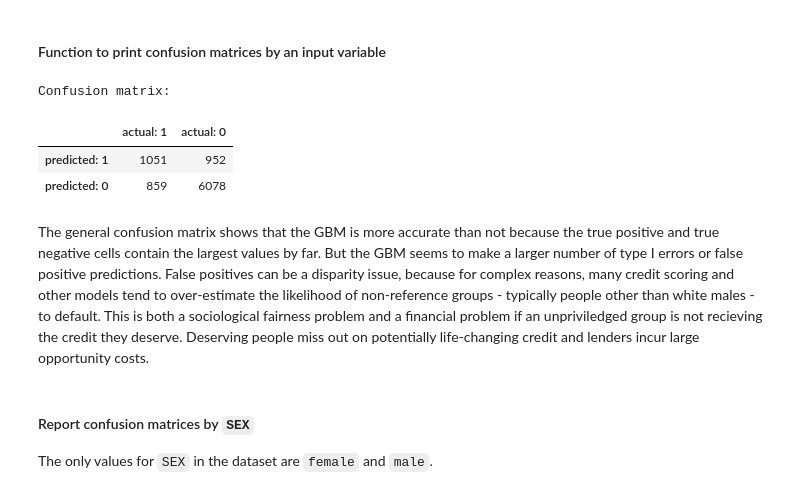
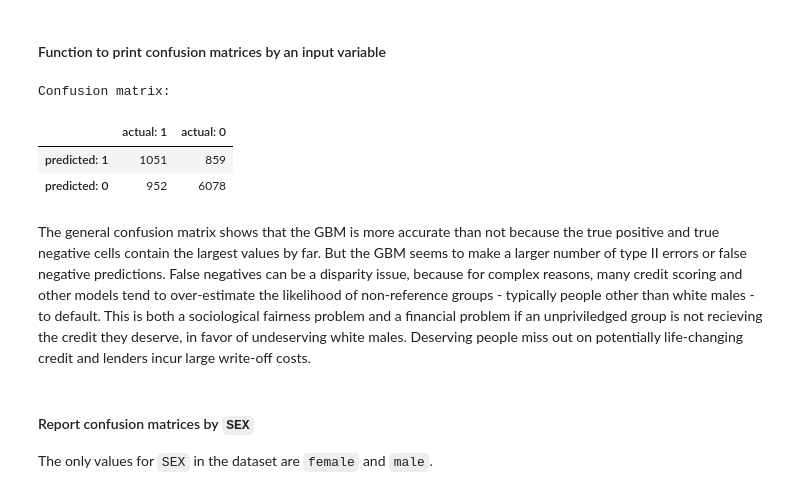
Before and after one commit to jphall663/interpretable_machine_learning_with_python, a Jupyter notebook: dia.ipynb, the cells around one changed output. Drawn from its saved outputs; the diff is of its cells as text; code cells hidden in the pictures.

```diff
--- a/dia.ipynb
+++ b/dia.ipynb
@@ -422,38 +422,39 @@ def get_confusion_matrix(frame, y, yhat, by=None, level=None, cutoff=0.5):
                             index=['predicted: ' + str(i) for i in level_list])
 
     # don't destroy original data
     frame_ = frame.copy(deep=True)
 
     # convert numeric predictions to binary decisions using cutoff
     dname = 'd_' + str(y)
     frame_[dname] = np.where(frame_[yhat] > cutoff , 1, 0)
 
     # slice frame
     if (by is not None) & (level is not None):
         frame_ = frame_[frame[by] == level]
 
     # calculate size of each confusion matrix value
     for i, lev_i in enumerate(level_list):
         for j, lev_j in enumerate(level_list):
-            cm_frame.iat[i, j] = frame_[(frame_[y] == lev_i) & (frame_[dname] == lev_j)].shape[0]
+            cm_frame.iat[j, i] = frame_[(frame_[y] == lev_i) & (frame_[dname] == lev_j)].shape[0]
+            # i, j vs. j, i nasty little bug ... updated 8/30/19
 
     # output results
     if by is None:
         print('Confusion matrix:')
     else:
         print('Confusion matrix by ' + by + '=' + level)
 
     return cm_frame
 
 
 get_confusion_matrix(test_yhat, 'DEFAULT_NEXT_MONTH', 'p_DEFAULT_NEXT_MONTH', cutoff=best_cut)
 # %% [output]
 Confusion matrix:
 |  | actual: 1 | actual: 0 |
-| predicted: 1 | 1051 | 952 |
-| predicted: 0 | 859 | 6078 |
+| predicted: 1 | 1051 | 859 |
+| predicted: 0 | 952 | 6078 |
 # %% [markdown]
-The general confusion matrix shows that the GBM is more accurate than not because the true positive and true negative cells contain the largest values by far. But the GBM seems to make a larger number of type I errors or false positive predictions. False positives can be a disparity issue, because for complex reasons, many credit scoring and other models tend to over-estimate the likelihood of non-reference groups - typically people other than white males - to default. This is both a sociological fairness problem and a financial problem if an unpriviledged group is not recieving the credit they deserve. Deserving people miss out on potentially life-changing credit and lenders incur large opportunity costs.
+The general confusion matrix shows that the GBM is more accurate than not because the true positive and true negative cells contain the largest values by far. But the GBM seems to make a larger number of type II errors or false negative predictions. False negatives can be a disparity issue, because for complex reasons, many credit scoring and other models tend to over-estimate the likelihood of non-reference groups - typically people other than white males - to default. This is both a sociological fairness problem and a financial problem if an unpriviledged group is not recieving the credit they deserve, in favor of undeserving white males. Deserving people miss out on potentially life-changing credit and lenders incur large write-off costs.
 # %% [markdown]
 #### Report confusion matrices by `SEX`
 
```
Also changed, not shown: parts of 17 cells of this notebook, 2 other files.
